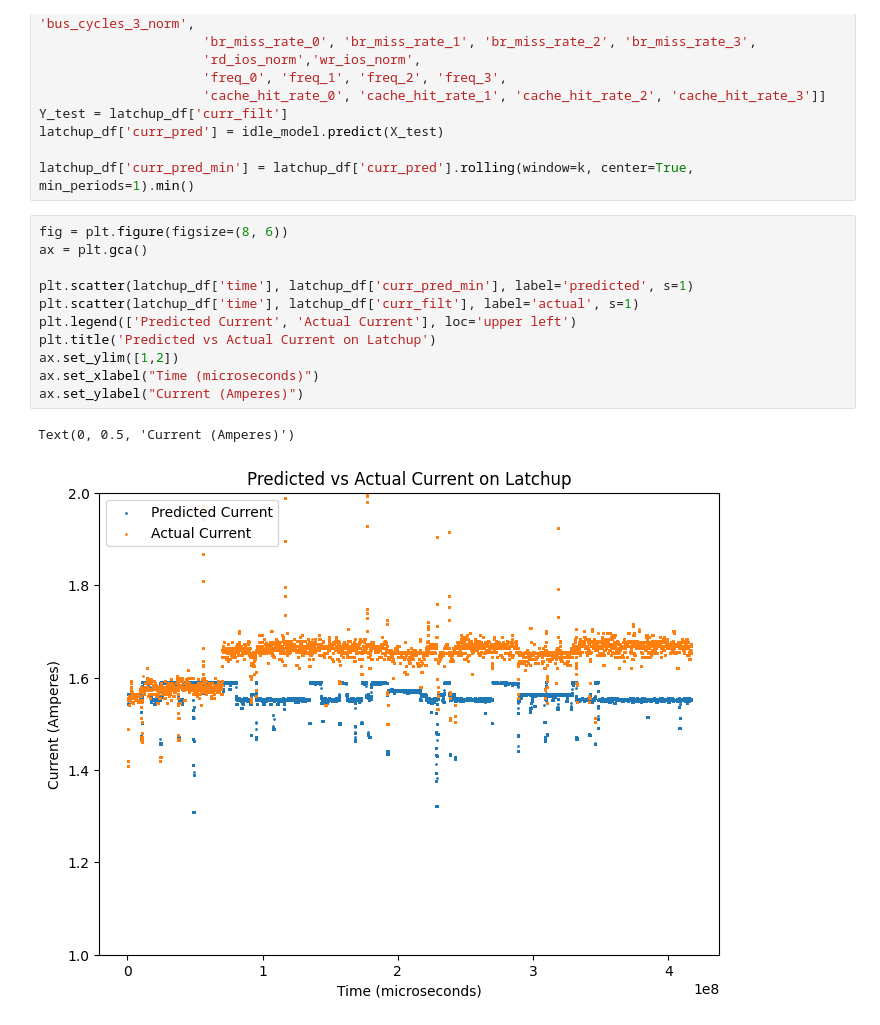
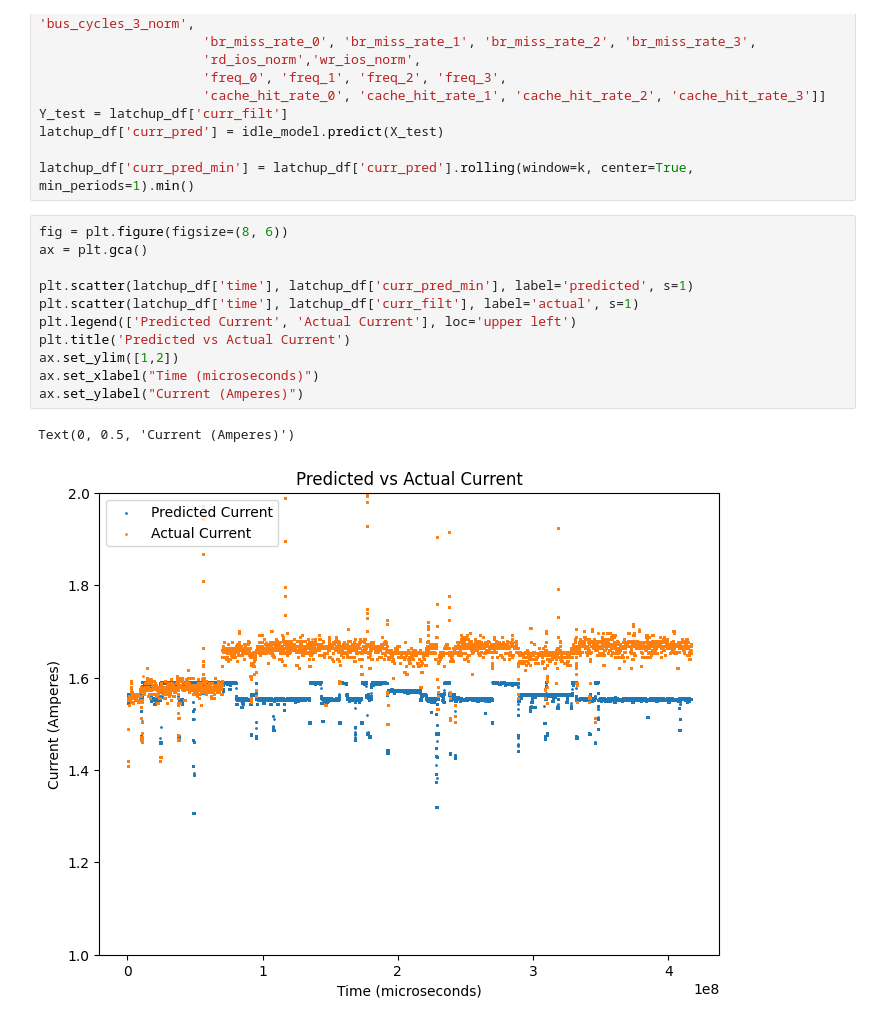
Before and after one commit to radshield/raspi-sel, a Jupyter notebook: analysis/perf_heuristic.ipynb, the cells around one changed output. Saved outputs shown, nothing was run; the diff lists cells and outputs as text.

```diff
--- a/analysis/perf_heuristic.ipynb
+++ b/analysis/perf_heuristic.ipynb
@@ -119,14 +126,14 @@ latchup_df['curr_pred_min'] = latchup_df['curr_pred'].rolling(window=k, center=T
 # %%
 fig = plt.figure(figsize=(8, 6))
 ax = plt.gca()
 
 plt.scatter(latchup_df['time'], latchup_df['curr_pred_min'], label='predicted', s=1)
 plt.scatter(latchup_df['time'], latchup_df['curr_filt'], label='actual', s=1)
 plt.legend(['Predicted Current', 'Actual Current'], loc='upper left')
-plt.title('Predicted vs Actual Current on Latchup')
+plt.title('Predicted vs Actual Current')
 ax.set_ylim([1,2])
 ax.set_xlabel("Time (microseconds)")
 ax.set_ylabel("Current (Amperes)")
 # %% [output]
 Text(0, 0.5, 'Current (Amperes)')
-[figure, old version]
+[figure, new version]
```
Also changed, not shown: parts of 11 cells of this notebook.
